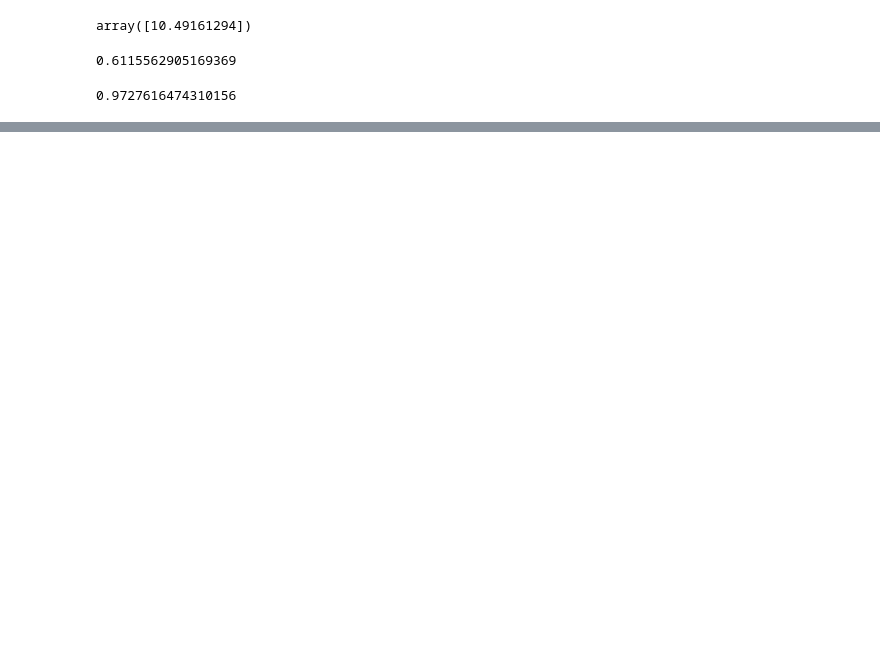
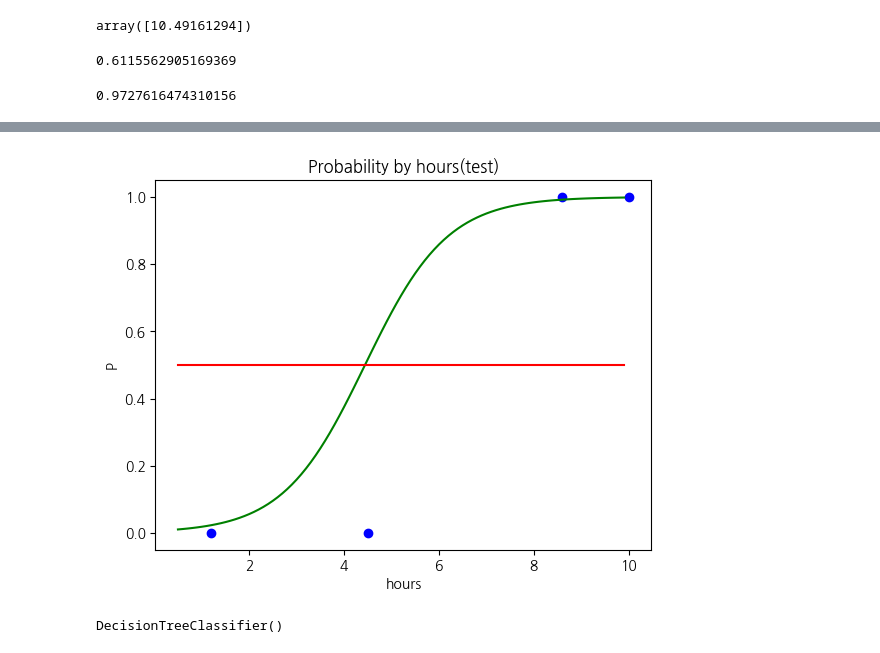
Before and after one commit to LC-coder33/PythonTutorial, a Jupyter notebook: python6일차.ipynb, the cells around one changed output, grey strips where cells are left out. Drawn from its saved outputs; the diff is of its cells as text; code cells hidden in the pictures; blank space fills up the shorter version.

```diff
--- a/python6일차.ipynb
+++ b/python6일차.ipynb
@@ -475,0 +628,10 @@ reg.score(X_test, y_test)
+# %%
+plt.scatter(X_test, y_test, color='blue')
+plt.plot(X_range, p, color='green')
+plt.plot(X_range, np.full(len(X_range), 0.5), color='red')  # y축에 일정한 값인 0.5를 유지하는 직선
+plt.title('Probability by hours(test)')
+plt.xlabel('hours')
+plt.ylabel('P')
+plt.show()
+# %% [output]
+[figure, added]
@@ -475,0 +651,6 @@ reg.score(X_test, y_test)
+# %%
+# 의사결정 나무 모델 생성 및 학습
+clf = DecisionTreeClassifier()
+clf.fit(X_train, y_train)
+# %% [output]
+DecisionTreeClassifier()
```
Also changed, not shown: parts of 39 cells of this notebook, 2 other files.
